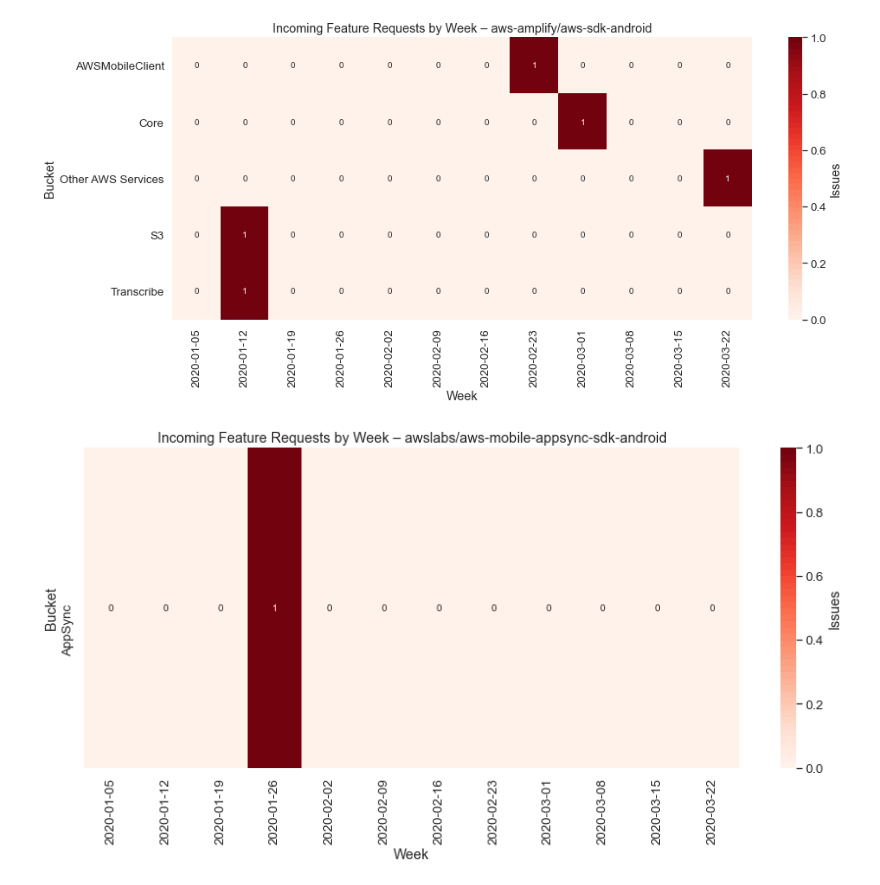
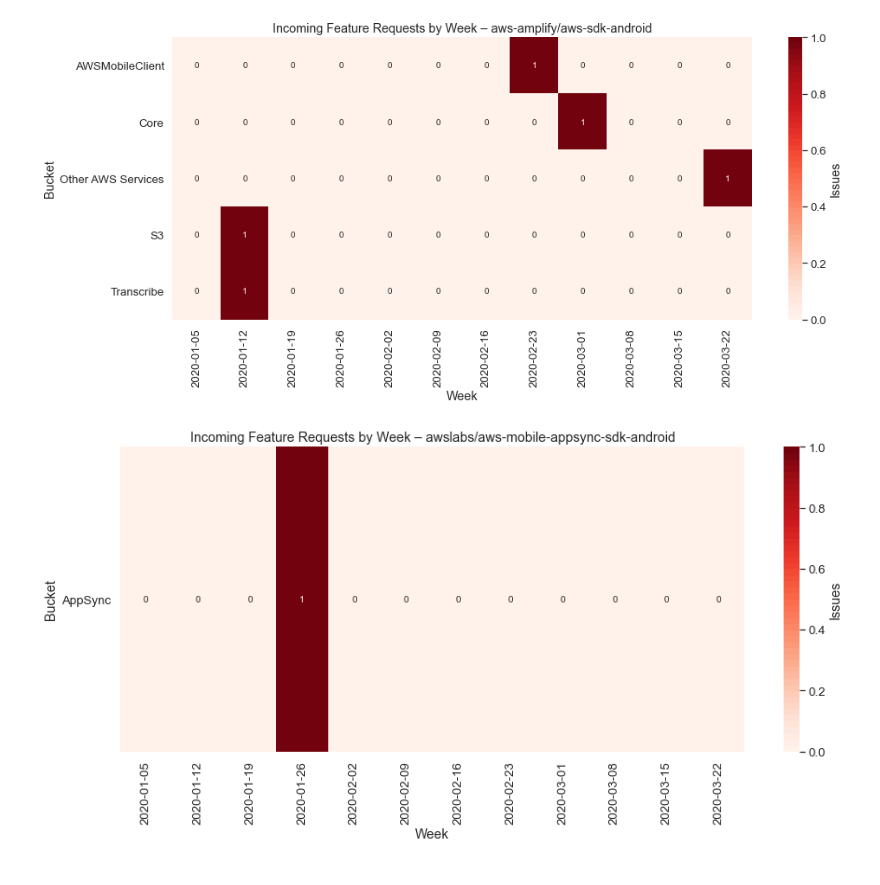
Before and after one commit to jpignata/notebooks, a Jupyter notebook: GitHub Issue Workbook.ipynb, the cells around one changed output. Saved outputs shown, nothing was run; the diff lists cells and outputs as text; code cells hidden in the pictures.

```diff
--- a/GitHub Issue Workbook.ipynb
+++ b/GitHub Issue Workbook.ipynb
@@ -145,6 +145,7 @@ for repo_name, df in repos.items():
                      cbar_kws={'label': 'Issues'})
     ax.set(xlabel='Week', ylabel='Bucket', title=f'Incoming Issues by Week – {repo_name}')
 
+    plt.yticks(rotation=0)
     plt.show()
 # %% [output]
 [figure]
@@ -225,5 +226,6 @@ for repo_name, df in repos.items():
                      cbar_kws={'label': 'Activity'})
     ax.set(xlabel='Month', ylabel='Bucket', title=f'Open Bug Activity by Open Month – {repo_name}')
 
+    plt.yticks(rotation=0)
     plt.show()
 # %% [output]
@@ -243,34 +245,35 @@ now = datetime.utcnow().replace(tzinfo=pytz.utc)
 idx = pd.date_range(now - timedelta(weeks=12), now, freq='W')
 
 sns.set(font_scale=1.2)
 
 %matplotlib inline
 
 for repo_name, df in repos.items():
     plt.subplots(figsize=(15, 6))
 
     df = df.loc[df.created_at > now - timedelta(weeks=12)]
     df = df.loc[np.array(list(map(len, df.labels.values))) > 0]
     df = df.labels.apply(pd.Series).merge(df, left_index = True, right_index = True)
     df = df.drop(["labels"], axis = 1)
     df = df.melt(id_vars = ['id', 'title', 'bucket', 'created_at', 'closed_at', 'score'], value_name = 'label')
     df = df.dropna(subset=['label'])
     df = df.loc[df.label.apply(lambda l: l not in issue_buckets.keys())]
     df = df.loc[df.bucket == 'Feature Request']
     df = df.pivot(index='created_at', columns='label', values='created_at')
     df = pd.concat([df, pd.DataFrame(index=[date for date in idx])])
     df = df.resample('W', label='left').count().transpose()
 
     dates = df.columns.strftime('%Y-%m-%d').sort_values().unique()
     ax = sns.heatmap(df, xticklabels=dates, cmap=sns.color_palette("Reds", 50), fmt='d', annot=True,
                      cbar_kws={'label': 'Issues'})
     ax.set(xlabel='Week', ylabel='Bucket', title=f'Incoming Feature Requests by Week – {repo_name}')
 
+    plt.yticks(rotation=0)
     plt.show()
 # %% [output]
 [figure]
 [figure]
-[figure, old version]
+[figure, new version]
 # %%
 # Incoming Feature Request Activity by Open Week
 
```
Also changed, not shown: parts of 8 cells of this notebook, 1 other file.
